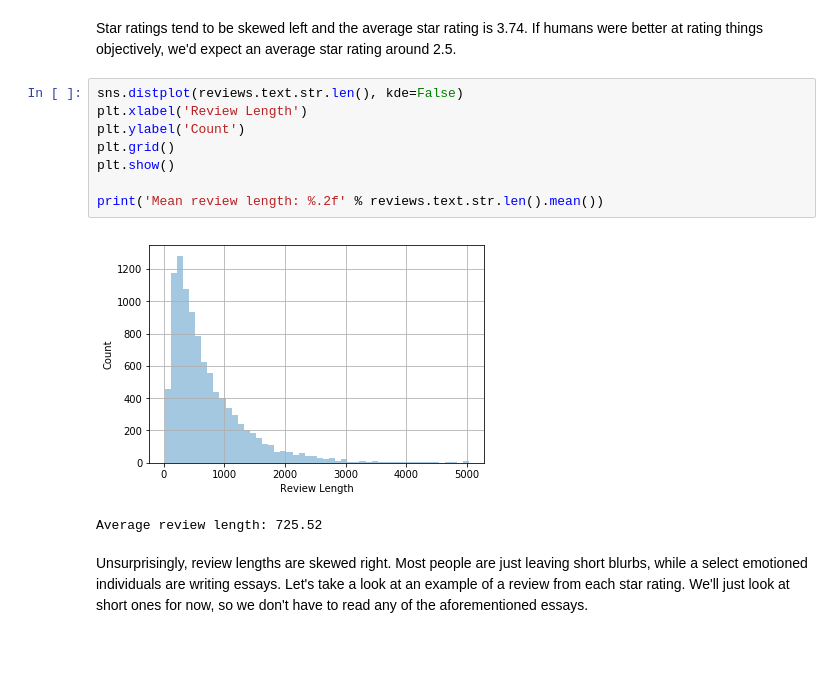
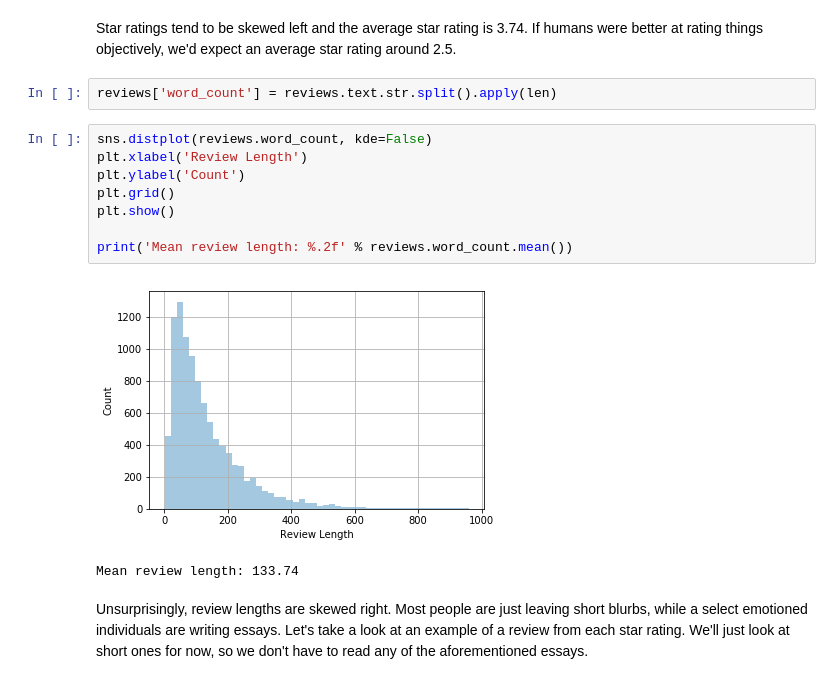
Before and after one commit to hougrammer/yelp_exploration, a Jupyter notebook: yelp_exploration.ipynb, the cells around one changed output. Drawn from its saved outputs; the diff is of its cells as text; blank space fills up the shorter version.

```diff
--- a/yelp_exploration.ipynb
+++ b/yelp_exploration.ipynb
@@ -514,17 +520,19 @@ print('Mean star rating: %.2f' % reviews.stars.mean())
 Mean star rating: 3.74
 # %% [markdown]
 Star ratings tend to be skewed left and the average star rating is 3.74.  If humans were better at rating things objectively, we'd expect an average star rating around 2.5.
+# %%
+reviews['word_count'] = reviews.text.str.split().apply(len)
 # %%
-sns.distplot(reviews.text.str.len(), kde=False)
+sns.distplot(reviews.word_count, kde=False)
 plt.xlabel('Review Length')
 plt.ylabel('Count')
 plt.grid()
 plt.show()
 
-print('Mean review length: %.2f' % reviews.text.str.len().mean())
+print('Mean review length: %.2f' % reviews.word_count.mean())
 # %% [output]
-[figure, old version]
+[figure, new version]
-Average review length: 725.52
+Mean review length: 133.74
 # %% [markdown]
 Unsurprisingly, review lengths are skewed right.  Most people are just leaving short blurbs, while a select emotioned individuals are writing essays.  Let's take a look at an example of a review from each star rating.  We'll just look at short ones for now, so we don't have to read any of the aforementioned essays.
 # %%
```
Also changed, not shown: parts of 16 cells of this notebook.
